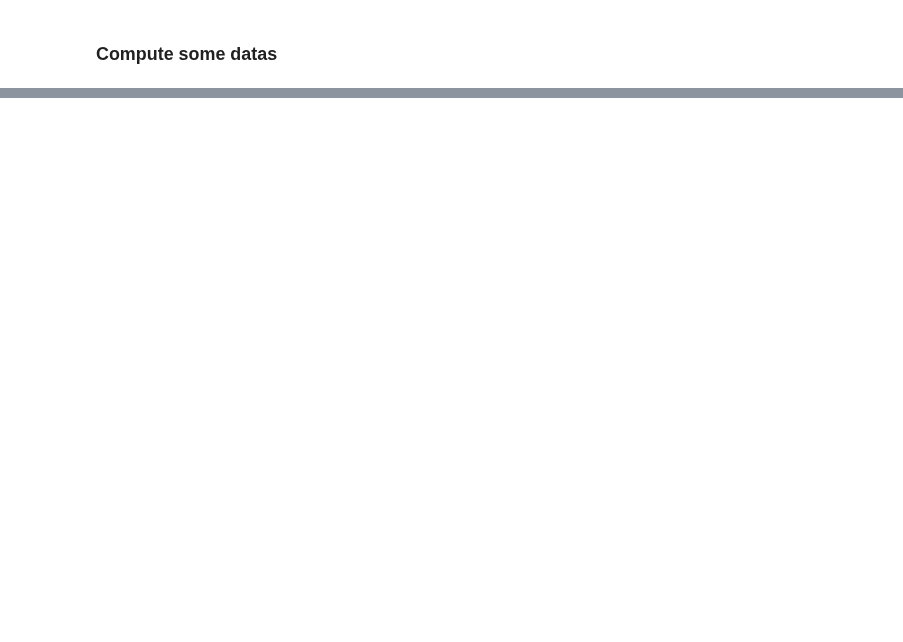
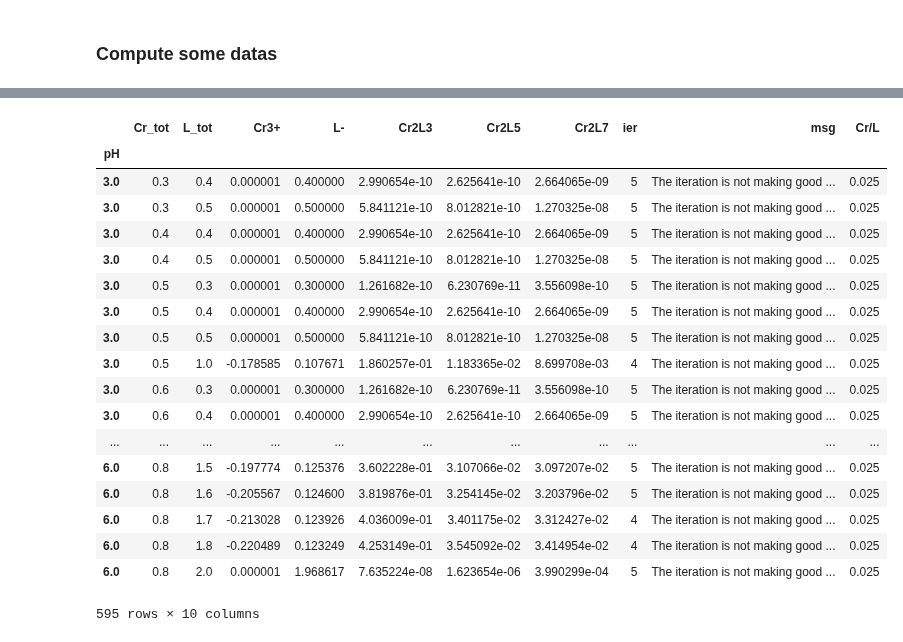
Before and after one commit to gVallverdu/cookbook, a Jupyter notebook: dimitri.ipynb, the cells around one changed output, grey strips where cells are left out. Cells and saved outputs as stored; diff of their text form; code cells hidden in the pictures; blank space fills up the shorter version.

```diff
--- a/dimitri.ipynb
+++ b/dimitri.ipynb
@@ -241,0 +300,23 @@ for pH in np.arange(1, 6.5, .5):
+# %%
+error_bdf = bdf[bdf["ier"] != 1]
+error_bdf
+# %% [output]
+|  | Cr_tot | L_tot | Cr3+ | L- | Cr2L3 | Cr2L5 | Cr2L7 | ier | msg | Cr/L |
+| pH |  |  |  |  |  |  |  |  |  |  |
+| 3.0 | 0.3 | 0.4 | 0.000001 | 0.400000 | 2.990654e-10 | 2.625641e-10 | 2.664065e-09 | 5 | The iteration is not making good ... | 0.025 |
+| 3.0 | 0.3 | 0.5 | 0.000001 | 0.500000 | 5.841121e-10 | 8.012821e-10 | 1.270325e-08 | 5 | The iteration is not making good ... | 0.025 |
+| 3.0 | 0.4 | 0.4 | 0.000001 | 0.400000 | 2.990654e-10 | 2.625641e-10 | 2.664065e-09 | 5 | The iteration is not making good ... | 0.025 |
+| 3.0 | 0.4 | 0.5 | 0.000001 | 0.500000 | 5.841121e-10 | 8.012821e-10 | 1.270325e-08 | 5 | The iteration is not making good ... | 0.025 |
+| 3.0 | 0.5 | 0.3 | 0.000001 | 0.300000 | 1.261682e-10 | 6.230769e-11 | 3.556098e-10 | 5 | The iteration is not making good ... | 0.025 |
+| 3.0 | 0.5 | 0.4 | 0.000001 | 0.400000 | 2.990654e-10 | 2.625641e-10 | 2.664065e-09 | 5 | The iteration is not making good ... | 0.025 |
+| 3.0 | 0.5 | 0.5 | 0.000001 | 0.500000 | 5.841121e-10 | 8.012821e-10 | 1.270325e-08 | 5 | The iteration is not making good ... | 0.025 |
+| 3.0 | 0.5 | 1.0 | -0.178585 | 0.107671 | 1.860257e-01 | 1.183365e-02 | 8.699708e-03 | 4 | The iteration is not making good ... | 0.025 |
+| 3.0 | 0.6 | 0.3 | 0.000001 | 0.300000 | 1.261682e-10 | 6.230769e-11 | 3.556098e-10 | 5 | The iteration is not making good ... | 0.025 |
+| 3.0 | 0.6 | 0.4 | 0.000001 | 0.400000 | 2.990654e-10 | 2.625641e-10 | 2.664065e-09 | 5 | The iteration is not making good ... | 0.025 |
+| ... | ... | ... | ... | ... | ... | ... | ... | ... | ... | ... |
+| 6.0 | 0.8 | 1.5 | -0.197774 | 0.125376 | 3.602228e-01 | 3.107066e-02 | 3.097207e-02 | 5 | The iteration is not making good ... | 0.025 |
+| 6.0 | 0.8 | 1.6 | -0.205567 | 0.124600 | 3.819876e-01 | 3.254145e-02 | 3.203796e-02 | 5 | The iteration is not making good ... | 0.025 |
+| 6.0 | 0.8 | 1.7 | -0.213028 | 0.123926 | 4.036009e-01 | 3.401175e-02 | 3.312427e-02 | 4 | The iteration is not making good ... | 0.025 |
+| 6.0 | 0.8 | 1.8 | -0.220489 | 0.123249 | 4.253149e-01 | 3.545092e-02 | 3.414954e-02 | 4 | The iteration is not making good ... | 0.025 |
+| 6.0 | 0.8 | 2.0 | 0.000001 | 1.968617 | 7.635224e-08 | 1.623654e-06 | 3.990299e-04 | 5 | The iteration is not making good ... | 0.025 |
+595 rows × 10 columns
```
Also changed, not shown: parts of 18 cells of this notebook.
